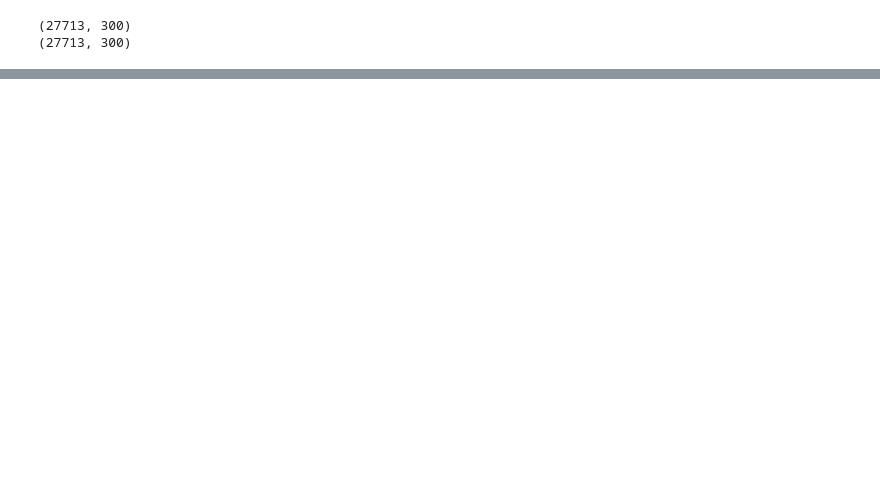
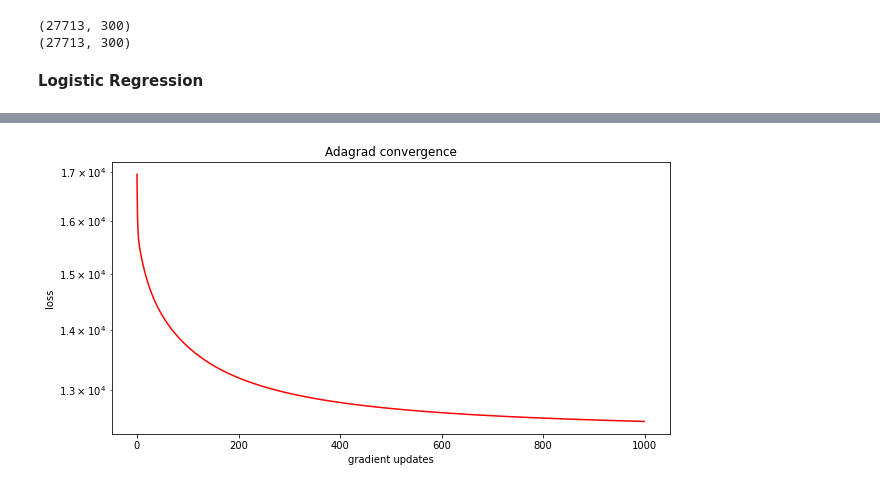
Before and after one commit to apof/Information-Retrieval---Data-Mining-, a Jupyter notebook: IRDM_Project2.ipynb, the cells around one changed output, grey strips where cells are left out. Drawn from its saved outputs; the diff is of its cells as text; code cells hidden in the pictures; blank space fills up the shorter version.

```diff
--- a/IRDM_Project2.ipynb
+++ b/IRDM_Project2.ipynb
@@ -316,4 +319,6 @@ def combine_representations(q_rep,p_rep,flag = 'diff'):
       representation.append(np.concatenate((p,q_rep[i]),axis = 0))
   return np.array(representation)
 # %%
-train_inputs = combine_representations(train_queries_represenations,train_passage_represenations,flag = 'diff')
+train_inputs = combine_representations(train_queries_represenations,train_passage_represenations,flag = 'concat')
+# %% [markdown]
+**Logistic Regression**
@@ -319,0 +345,38 @@ train_inputs = combine_representations(train_queries_represenations,train_passag
+# %%
+def adagrad(func,w,alpha,maxiter,tol=1e-02):
+
+    losses = []
+    eps = 1e-06
+    G_matrix = np.zeros((w.shape[0],w.shape[0]))
+
+    iter_num = 0
+    criterion = True
+
+    while(iter_num < maxiter and criterion == True):
+        iter_num += 1
+
+        loss, gradient = func(w)
+        #print("Iteration: " + str(iter_num) + " with loss " + str(loss))
+        for i in range(w.shape[0]):
+            G_matrix[i][i] += gradient[i]**2
+        for i in range(w.shape[0]):
+            #print((alpha / np.sqrt(G_matrix[i][i]) + eps))
+            #print(gradient[i])
+            #w[i] -= (alpha / np.sqrt(G_matrix[i][i]) + eps) * gradient[i]
+            w[i] -= alpha*gradient[i]
+        losses.append(loss)
+        if(np.linalg.norm(gradient) < tol):
+            criterion = False
+
+    return w, losses
+# %%
+_, d = train_inputs.shape
+w, losses = adagrad(lambda weight: logistic(weight, train_inputs, sampled_labels), np.random.rand(d), 0.0001, 1000)
+
+plt.figure(figsize=(10,5))
+plt.semilogy(losses, c='r', linestyle='-')
+plt.xlabel("gradient updates")
+plt.ylabel("loss")
+plt.title("Adagrad convergence")
+print("Final train loss: %f" % losses[-1])
+# %% [output]
@@ -319,0 +384 @@ train_inputs = combine_representations(train_queries_represenations,train_passag
+[figure, added]
```
Also changed, not shown: parts of 7 cells of this notebook.
